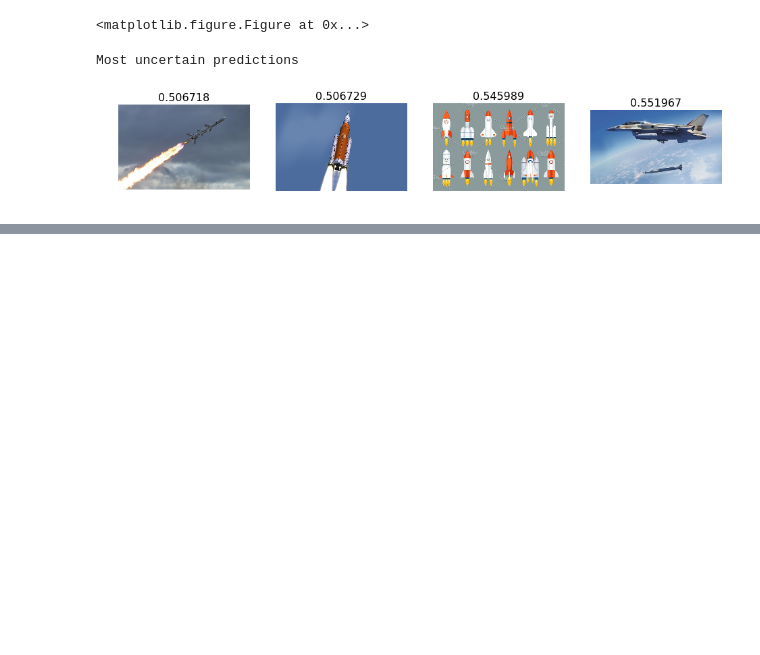
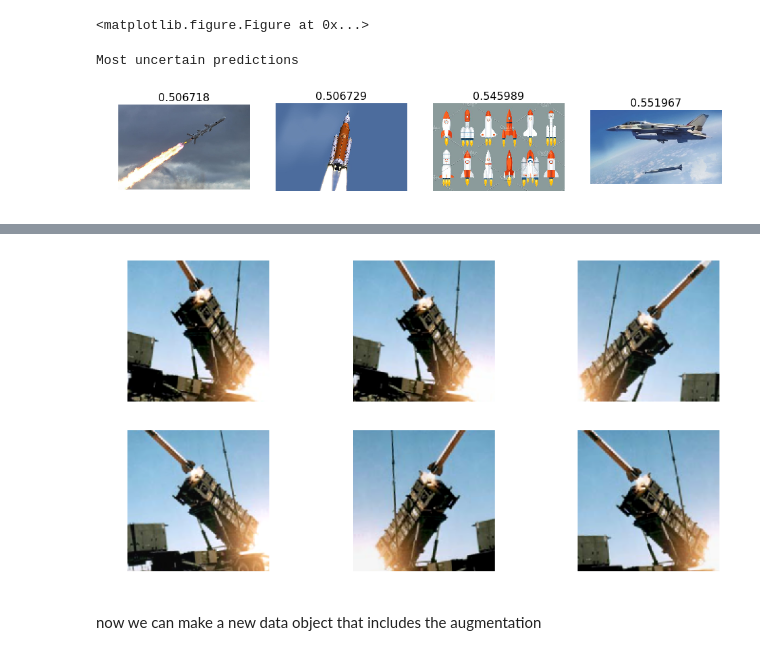
Before and after one commit to AmoDinho/fastai, a Jupyter notebook: courses/dl1/Missiles and Rockets.ipynb, the cells around one changed output, grey strips where cells are left out. Cells and saved outputs as stored; diff of their text form; code cells hidden in the pictures; blank space fills up the shorter version.

```diff
--- a/courses/dl1/Missiles and Rockets.ipynb
+++ b/courses/dl1/Missiles and Rockets.ipynb
@@ -146,0 +181,6 @@ Most uncertain predictions
+# %%
+plots(ims, rows=2)
+# %% [output]
+[figure, added]
+# %% [markdown]
+now we can make a new data object that includes the augmentation
```
Also changed, not shown: parts of 42 cells of this notebook.
